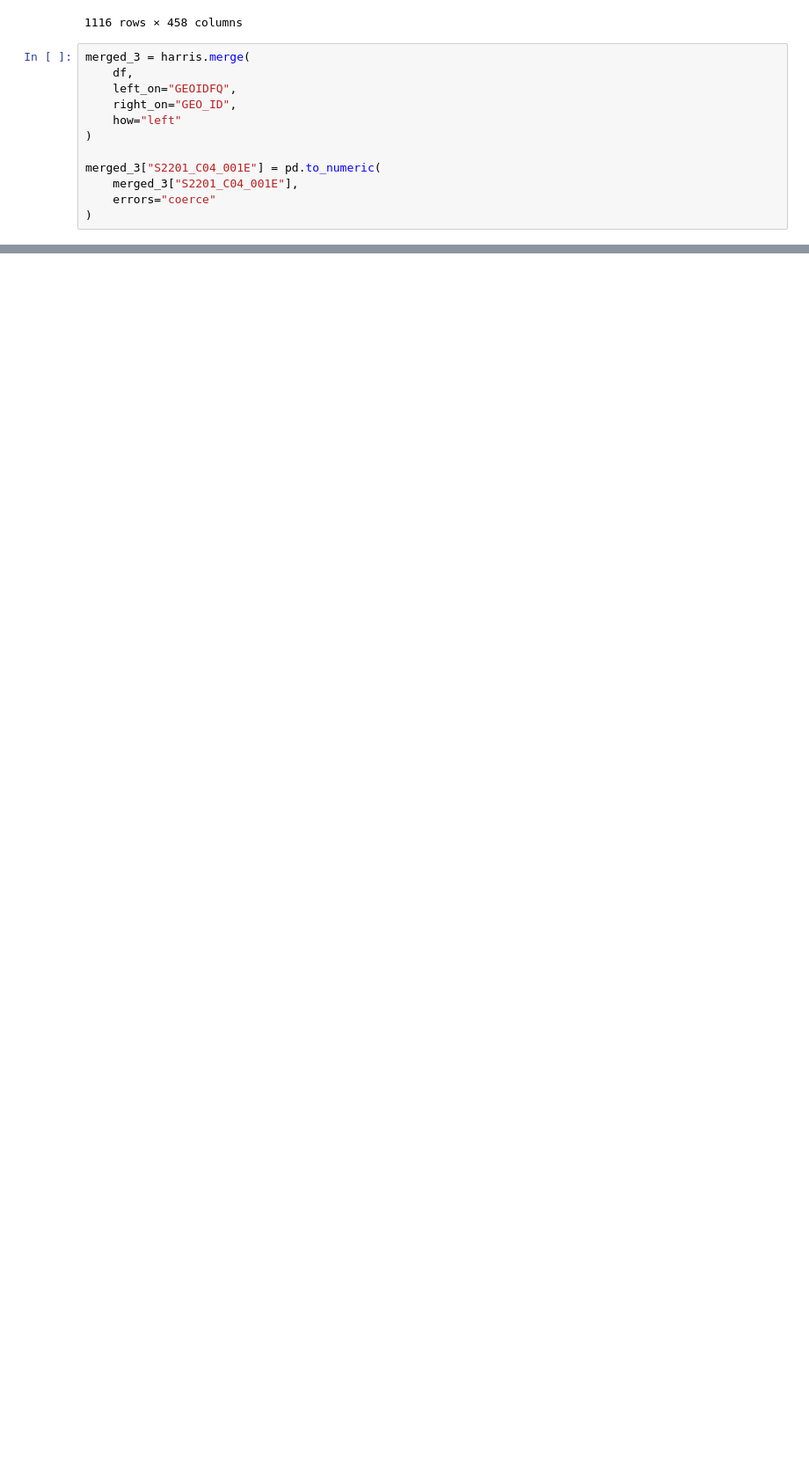
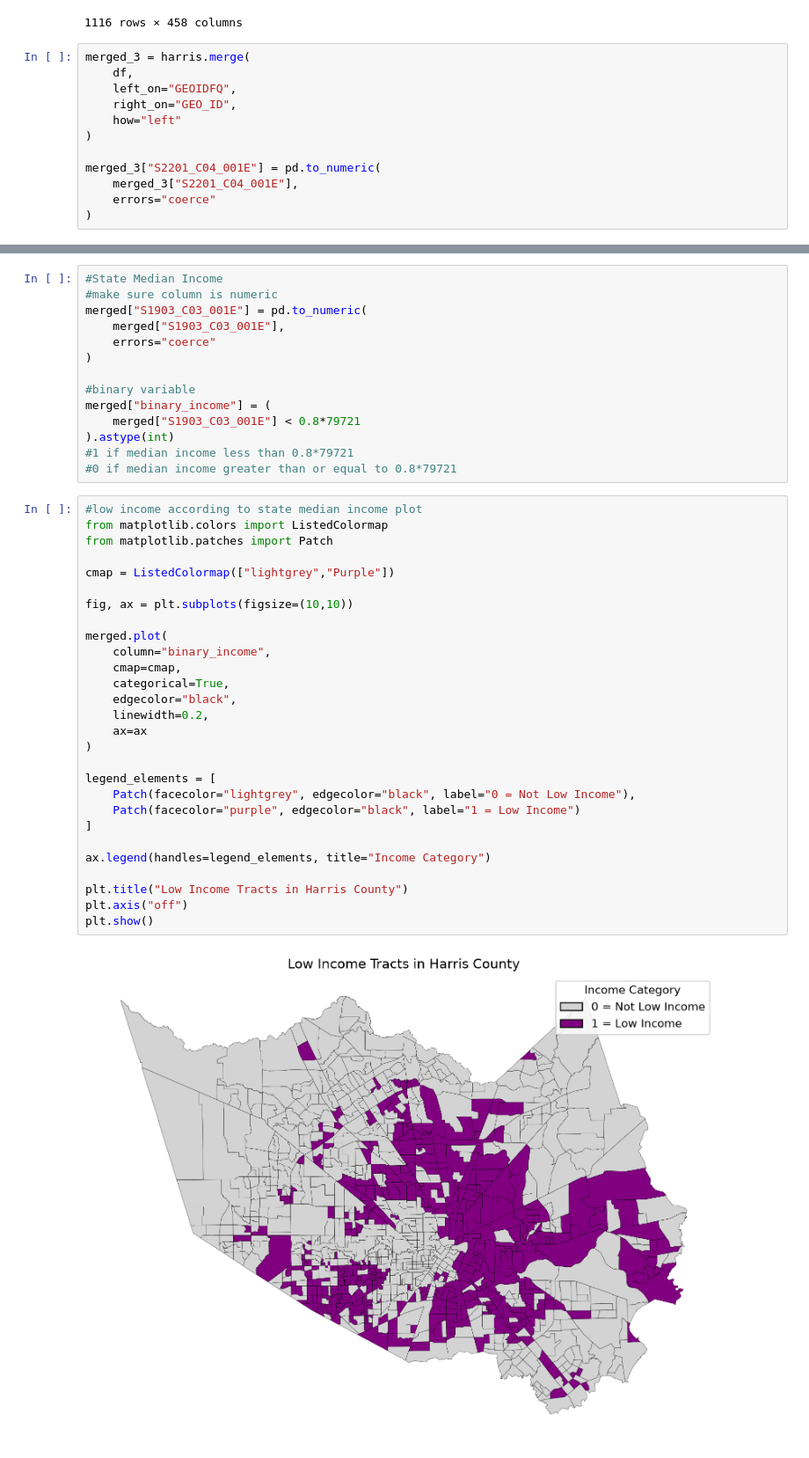
Before and after one commit to sarazarea26/fooddesertproject, a Jupyter notebook: heat_maps/harris_county/harris_county_heat_maps.ipynb, the cells around one changed output, grey strips where cells are left out. Shown at 88% size. Cells and saved outputs as stored; diff of their text form; blank space fills up the shorter version.

Commit message:
binary map update

```diff
--- a/heat_maps/harris_county/harris_county_heat_maps.ipynb
+++ b/heat_maps/harris_county/harris_county_heat_maps.ipynb
@@ -171,0 +174,44 @@ plt.show()
+# %%
+#State Median Income
+#make sure column is numeric
+merged["S1903_C03_001E"] = pd.to_numeric(
+    merged["S1903_C03_001E"],
+    errors="coerce"
+)
+
+#binary variable
+merged["binary_income"] = (
+    merged["S1903_C03_001E"] < 0.8*79721
+).astype(int)
+#1 if median income less than 0.8*79721
+#0 if median income greater than or equal to 0.8*79721
+# %%
+#low income according to state median income plot
+from matplotlib.colors import ListedColormap
+from matplotlib.patches import Patch
+
+cmap = ListedColormap(["lightgrey","Purple"])
+
+fig, ax = plt.subplots(figsize=(10,10))
+
+merged.plot(
+    column="binary_income",
+    cmap=cmap,
+    categorical=True,
+    edgecolor="black",
+    linewidth=0.2,
+    ax=ax
+)
+
+legend_elements = [
+    Patch(facecolor="lightgrey", edgecolor="black", label="0 = Not Low Income"),
+    Patch(facecolor="purple", edgecolor="black", label="1 = Low Income")
+]
+
+ax.legend(handles=legend_elements, title="Income Category")
+
+plt.title("Low Income Tracts in Harris County")
+plt.axis("off")
+plt.show()
+# %% [output]
+[figure, added]
```
Also changed, not shown: parts of 38 cells of this notebook, 19 other files.
